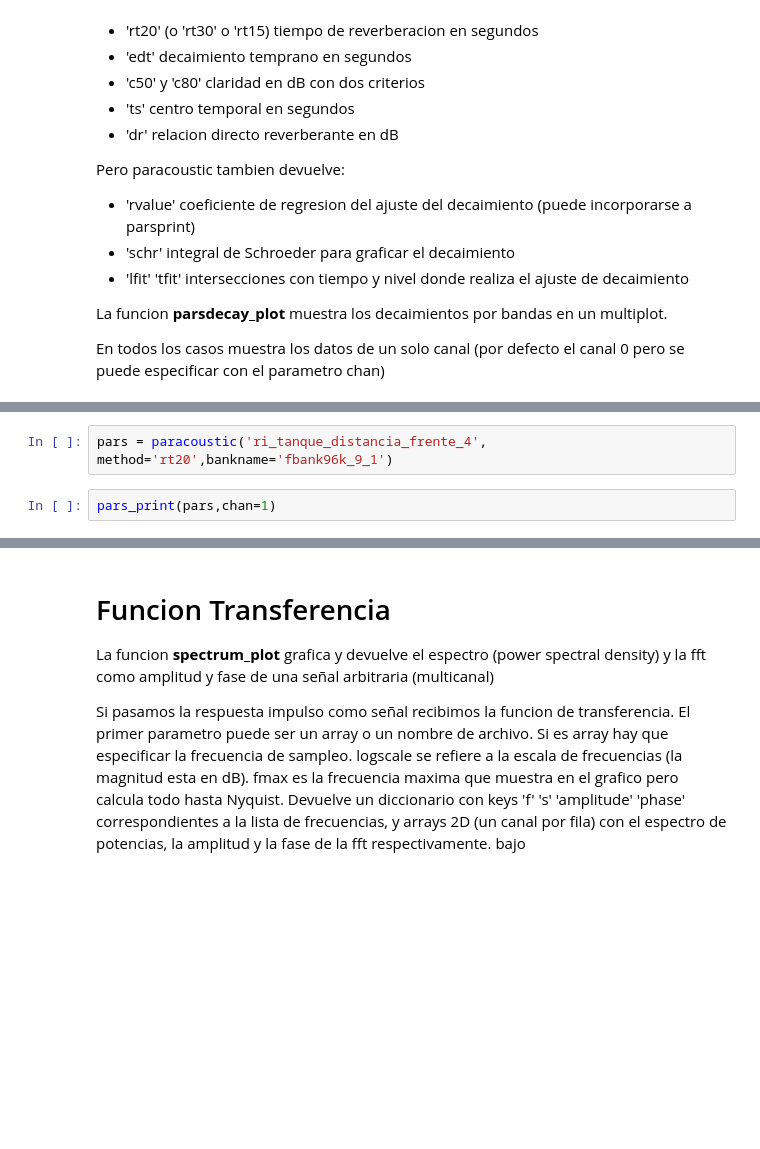
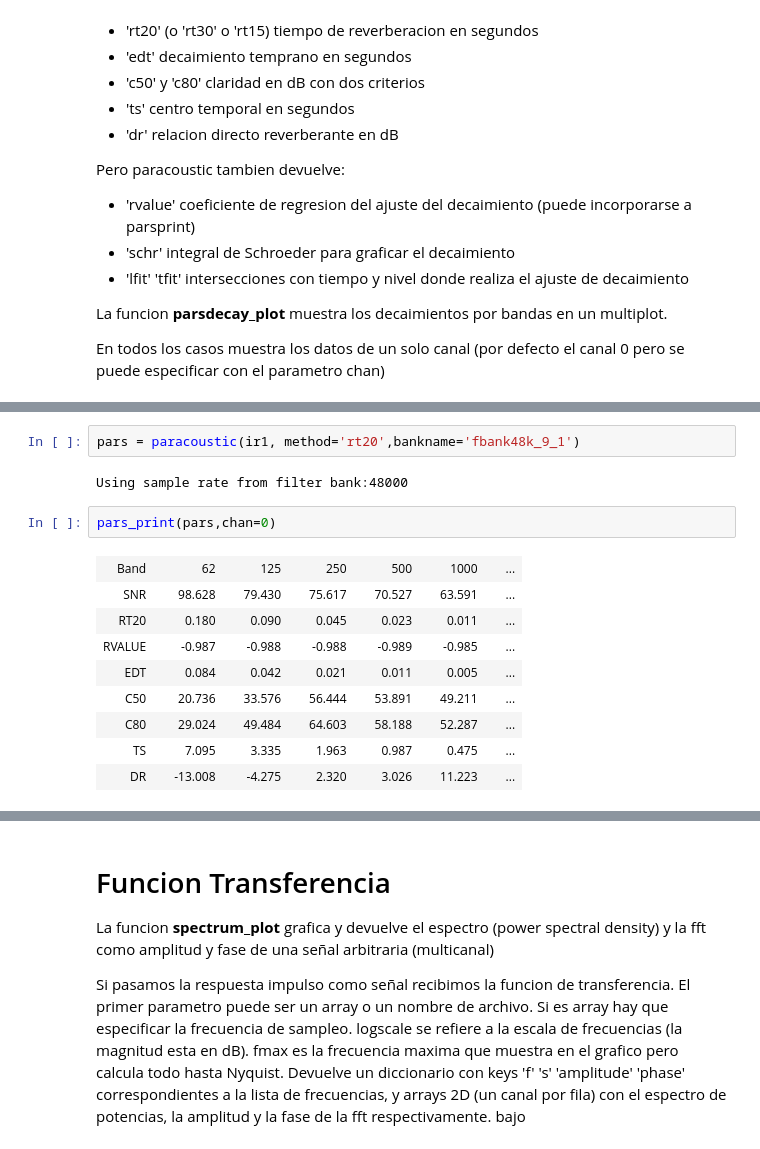
Before and after one commit to meguia/IRma, a Jupyter notebook: src/notebooks/field_session.ipynb, the cells around one changed output, grey strips where cells are left out. Cells and saved outputs as stored; diff of their text form; blank space fills up the shorter version.

```diff
--- a/src/notebooks/field_session.ipynb
+++ b/src/notebooks/field_session.ipynb
@@ -136,6 +124,18 @@ make_filterbank(fmin=62.5,noct=9,bwoct=1,fs=fs,bankname='fbank48k_9_1',show=True
 # %%
-pars = paracoustic('ri_tanque_distancia_frente_4', method='rt20',bankname='fbank96k_9_1')
+pars = paracoustic(ir1, method='rt20',bankname='fbank48k_9_1')
+# %% [output]
+Using sample rate from filter bank:48000
 # %%
-pars_print(pars,chan=1)
+pars_print(pars,chan=0)
+# %% [output]
+| Band |  | 62 |  | 125 |  | 250 |  | 500 |  | 1000 |  | ... |
+| SNR |  | 98.628 |  | 79.430 |  | 75.617 |  | 70.527 |  | 63.591 |  | ... |
+| RT20 |  | 0.180 |  | 0.090 |  | 0.045 |  | 0.023 |  | 0.011 |  | ... |
+| RVALUE |  | -0.987 |  | -0.988 |  | -0.988 |  | -0.989 |  | -0.985 |  | ... |
+| EDT |  | 0.084 |  | 0.042 |  | 0.021 |  | 0.011 |  | 0.005 |  | ... |
+| C50 |  | 20.736 |  | 33.576 |  | 56.444 |  | 53.891 |  | 49.211 |  | ... |
+| C80 |  | 29.024 |  | 49.484 |  | 64.603 |  | 58.188 |  | 52.287 |  | ... |
+| TS |  | 7.095 |  | 3.335 |  | 1.963 |  | 0.987 |  | 0.475 |  | ... |
+| DR |  | -13.008 |  | -4.275 |  | 2.320 |  | 3.026 |  | 11.223 |  | ... |
 # %%
 pars_plot(pars,['snr','rt30','c80','ts','dr'],chan=0)
```
Also changed, not shown: parts of 19 cells of this notebook, 1 other file.
